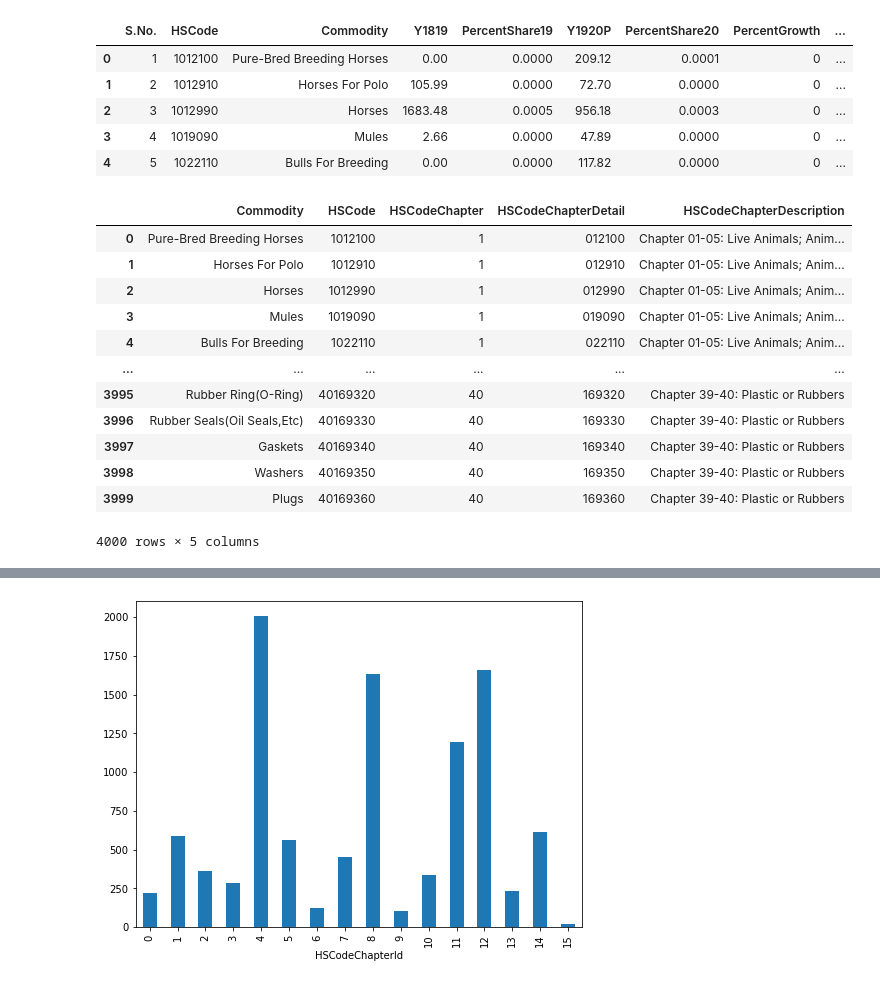
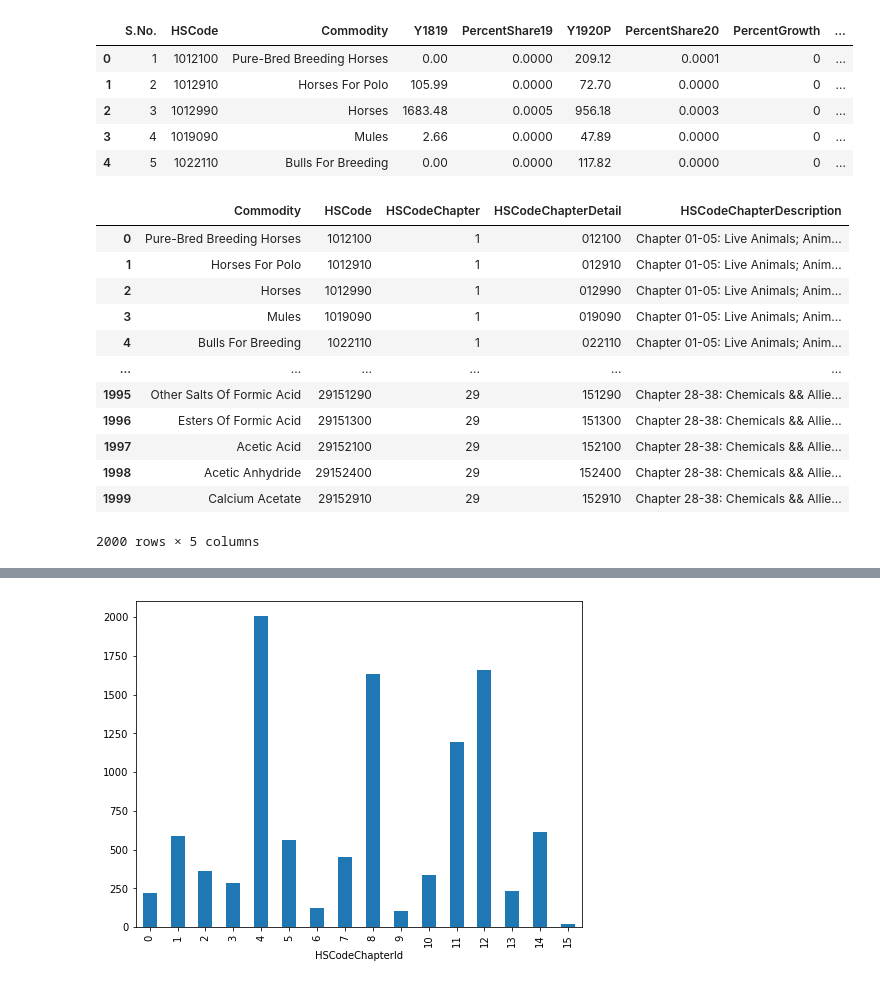
Before and after one commit to ardianto86/hscode-classification, a Jupyter notebook: HSCodeClassification1.ipynb, the cells around one changed output, grey strips where cells are left out. Cells and saved outputs as stored; diff of their text form; code cells hidden in the pictures.

```diff
--- a/HSCodeClassification1.ipynb
+++ b/HSCodeClassification1.ipynb
@@ -96,40 +96,40 @@ def HSCodeDescription(row):
     return HSCodeDescDict[15]
   elif 98 <= section and section < 100:
     return HSCodeDescDict[16]
   else:
     return "Unknown"
 
 from io import StringIO
 col = ['Commodity', 'HSCode']
 df = df[col]
 df = df[pd.notnull(df['HSCode'])]
 #df['HSCodeType'] = type(df['HSCode'])
 
 df['HSCodeChapter'] = df['HSCode'].astype(str).str[:-6]
 df['HSCodeChapterDetail'] = df['HSCode'].astype(str).str[-6:]
 df['HSCodeChapterDescription'] = df.apply(lambda row: HSCodeDescription(row), axis=1)
-df.head(4000)
+df.head(2000)
 
 
 #sectiontry = int(df.iloc[3995]['HSCodeChapter'])
 #if(39 <= sectiontry and sectiontry < 41 ):
 #  print("success")
 #else:
 #  print("fail")
 # %% [output]
 |  | Commodity | HSCode | HSCodeChapter | HSCodeChapterDetail | HSCodeChapterDescription |
 | 0 | Pure-Bred Breeding Horses | 1012100 | 1 | 012100 | Chapter 01-05: Live Animals; Anim... |
 | 1 | Horses For Polo | 1012910 | 1 | 012910 | Chapter 01-05: Live Animals; Anim... |
 | 2 | Horses | 1012990 | 1 | 012990 | Chapter 01-05: Live Animals; Anim... |
 | 3 | Mules | 1019090 | 1 | 019090 | Chapter 01-05: Live Animals; Anim... |
 | 4 | Bulls For Breeding | 1022110 | 1 | 022110 | Chapter 01-05: Live Animals; Anim... |
 | ... | ... | ... | ... | ... | ... |
-| 3995 | Rubber Ring(O-Ring) | 40169320 | 40 | 169320 | Chapter 39-40: Plastic or Rubbers |
-| 3996 | Rubber Seals(Oil Seals,Etc) | 40169330 | 40 | 169330 | Chapter 39-40: Plastic or Rubbers |
-| 3997 | Gaskets | 40169340 | 40 | 169340 | Chapter 39-40: Plastic or Rubbers |
-| 3998 | Washers | 40169350 | 40 | 169350 | Chapter 39-40: Plastic or Rubbers |
-| 3999 | Plugs | 40169360 | 40 | 169360 | Chapter 39-40: Plastic or Rubbers |
+| 1995 | Other Salts Of Formic Acid | 29151290 | 29 | 151290 | Chapter 28-38: Chemicals && Allie... |
+| 1996 | Esters Of Formic Acid | 29151300 | 29 | 151300 | Chapter 28-38: Chemicals && Allie... |
+| 1997 | Acetic Acid | 29152100 | 29 | 152100 | Chapter 28-38: Chemicals && Allie... |
+| 1998 | Acetic Anhydride | 29152400 | 29 | 152400 | Chapter 28-38: Chemicals && Allie... |
+| 1999 | Calcium Acetate | 29152910 | 29 | 152910 | Chapter 28-38: Chemicals && Allie... |
-4000 rows × 5 columns
+2000 rows × 5 columns
 # %%
 
 df['HSCodeChapterId'] = df['HSCodeChapterDescription'].factorize()[0]
```
Also changed, not shown: parts of 8 cells of this notebook.
